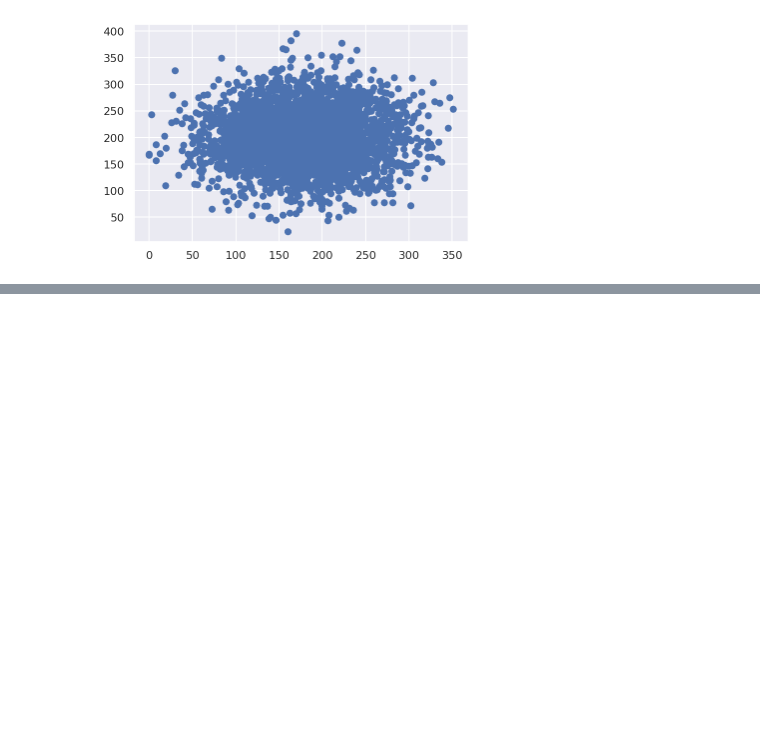
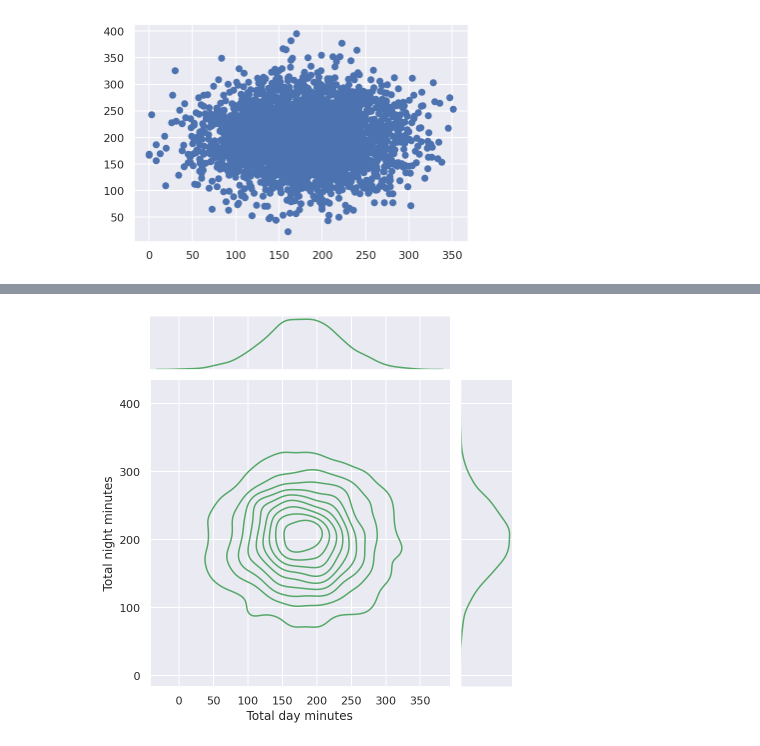
Before and after one commit to thebackender/mlcourse, a Jupyter notebook: Week 2/Data Visualization.ipynb, the cells around one changed output, grey strips where cells are left out. Saved outputs shown, nothing was run; the diff lists cells and outputs as text; code cells hidden in the pictures; blank space fills up the shorter version.

```diff
--- a/Week 2/Data Visualization.ipynb
+++ b/Week 2/Data Visualization.ipynb
@@ -107,0 +108,6 @@ sns.jointplot(x='Total day minutes', y='Total night minutes', data=df, kind='sca
+# %%
+sns.jointplot(
+    "Total day minutes", "Total night minutes", data=df, kind="kde", color="g"
+);
+# %% [output]
+[figure, added]
```
Also changed, not shown: parts of 2 cells of this notebook.
